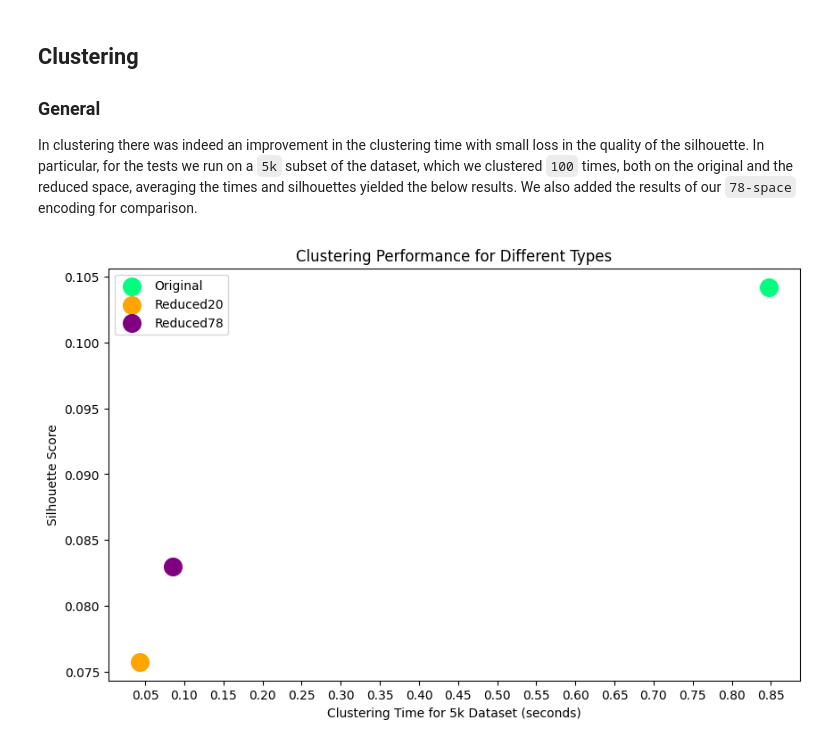
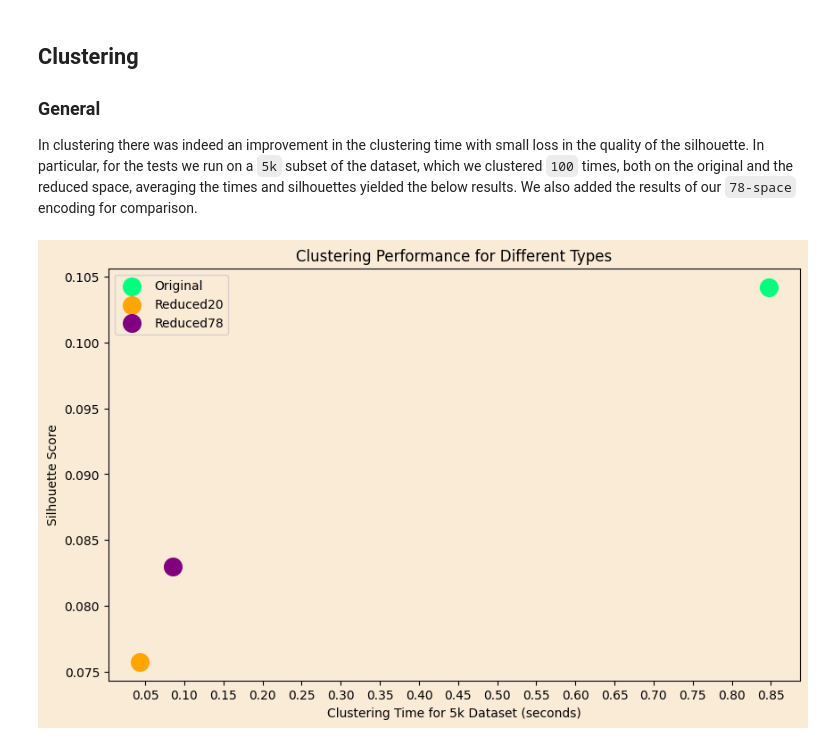
Before and after one commit to UpTheShipCreek/Project2023, a Jupyter notebook: Assignment_3/Comparisons.ipynb, the cells around one changed output. Saved outputs shown, nothing was run; the diff lists cells and outputs as text; code cells hidden in the pictures.

```diff
--- a/Assignment_3/Comparisons.ipynb
+++ b/Assignment_3/Comparisons.ipynb
@@ -99,33 +101,41 @@ plt.show()
 ## Clustering
 ### General
 In clustering there was indeed an improvement in the clustering time with small loss in the quality of the silhouette. In particular, for the tests we run on a `5k` subset of the dataset, which we clustered `100` times, both on the original and the reduced space, averaging the times and silhouettes yielded the below results. We also added the results of our `78-space` encoding for comparison.
-# %%
-import matplotlib.pyplot as plt
-from matplotlib.ticker import MultipleLocator
-
-# Data
-methods = ['Original', 'Reduced20', 'Reduced78']
-times = [0.846728, 0.043023, 0.085387]
-scores = [0.104214, 0.075744, 0.082989]
-colors = ['springgreen', 'orange', 'purple']
-
-# Scatter plot
-fig, ax = plt.subplots(figsize=(10, 6))
-for i in range(len(methods)):
-    ax.scatter(times[i], scores[i], label=methods[i], color=colors[i], s=200)
-
-# Adding labels and title
-ax.set_xlabel('Clustering Time for 5k Dataset (seconds)')
-ax.set_ylabel('Silhouette Score')
-ax.set_title('Clustering Performance for Different Types')
-
-# Adding legend
-ax.legend(types)
-
-# Set x-axis major locator to display integers only
-ax.xaxis.set_major_locator(MultipleLocator(0.05))
-
-# Display the plot
-plt.show()
-# %% [output]
-[figure, removed]
+# %%
+import matplotlib.pyplot as plt
+from matplotlib.ticker import MultipleLocator
+
+# Data
+methods = ['Original', 'Reduced20', 'Reduced78']
+times = [0.846728, 0.043023, 0.085387]
+scores = [0.104214, 0.075744, 0.082989]
+colors = ['springgreen', 'orange', 'purple']
+
+# Scatter plot
+fig, ax = plt.subplots(figsize=(10, 6))
+fig.set_facecolor(plot_colour)
+ax.set_facecolor(plot_colour)
+
+for i in range(len(methods)):
+    ax.scatter(times[i], scores[i], label=methods[i], color=colors[i], s=200)
+
+# Adding labels and title
+ax.set_xlabel('Clustering Time for 5k Dataset (seconds)')
+ax.set_ylabel('Silhouette Score')
+ax.set_title('Clustering Performance for Different Types')
+
+# Adding legend
+ax.legend(types)
+
+# Add legend
+legend = ax.legend()
+# Set legend box background color
+legend.get_frame().set_facecolor(plot_colour)
+
+# Set x-axis major locator to display integers only
+ax.xaxis.set_major_locator(MultipleLocator(0.05))
+
+# Display the plot
+plt.show()
+# %% [output]
+[figure, added]
```
Also changed, not shown: parts of 2 cells of this notebook, 58 other files.
